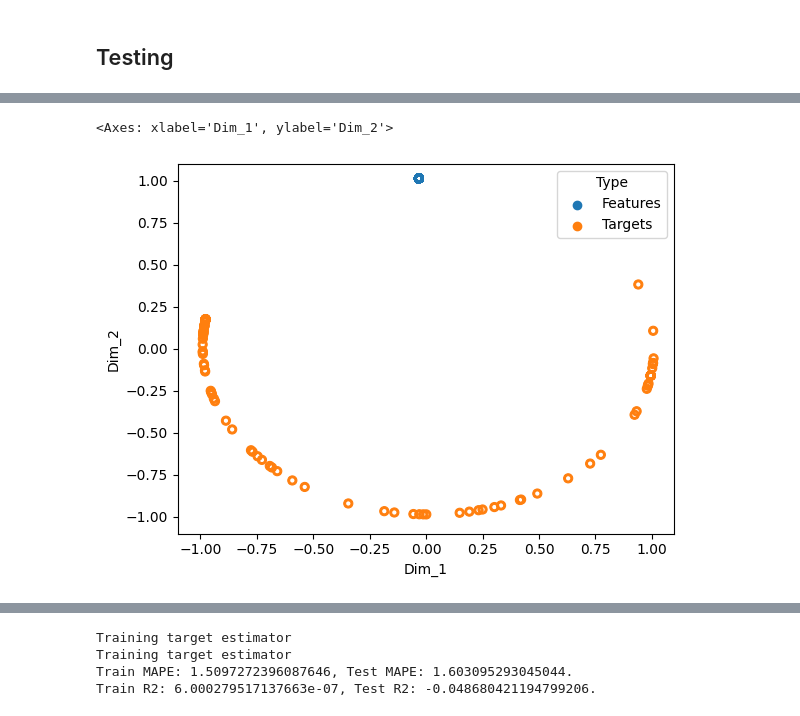
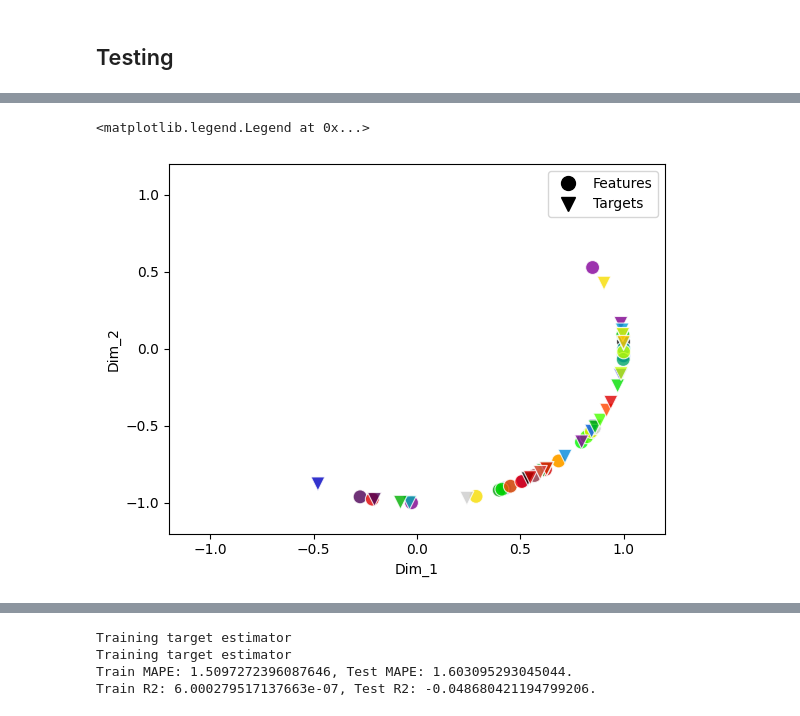
Before and after one commit to victoris93/contrastive-reg, a Jupyter notebook: mlp_cluster.ipynb, the cells around one changed output, grey strips where cells are left out. Drawn from its saved outputs; the diff is of its cells as text; code cells hidden in the pictures.

Commit message:
testing custom loss

```diff
--- a/mlp_cluster.ipynb
+++ b/mlp_cluster.ipynb
@@ -69,6 +105,6 @@ model = MLP(input_dim_feat, input_dim_target, hidden_dim_feat, hidden_dim_target
 # %%
-temperature = 0.02
-base_temperature = 0.02  # too low values return nan loss
+temperature = 10
+base_temperature = 10 # too low values return nan loss
 lr = 0.001 # too low values return nan loss
 kernel = gaussian_kernel
 batch_size = 5 # too low values return nan loss
@@ -146,0 +304,3 @@ train_loader = DataLoader(train_dataset, batch_size=batch_size, shuffle=True)
+# %%
+standardized_test_dataset = standardize_dataset(test_dataset)
+std_test_loader = DataLoader(standardized_test_dataset, batch_size=batch_size, shuffle=False)
@@ -147,7 +310,7 @@ train_loader = DataLoader(train_dataset, batch_size=batch_size, shuffle=True)
 # %%
-model = MLP(input_dim_feat, input_dim_target, hidden_dim_feat_1, hidden_dim_feat_2, hidden_dim_target_1, hidden_dim_target_2, output_dim)
+model = MLP(input_dim_feat, input_dim_target, hidden_dim_feat, hidden_dim_target, output_dim)
 model.load_state_dict(torch.load('best_model_hopkins_cv.pt')["model"])
-criterion = KernelizedSupCon(method='expw', temperature = temperature, base_temperature = base_temperature, kernel=kernel)
+criterion = CustomContrastiveLoss()
 optimizer = optim.Adam(model.parameters(), lr=lr)
 optimizer.load_state_dict(torch.load('best_model_hopkins_cv.pt')["optimizer"])
 # %%
@@ -181,7 +344,7 @@ emb_targets = []
 with torch.no_grad():
     total_loss = 0
     total_samples = 0
-    for batch_num, (features, targets) in enumerate(train_loader):
+    for batch_num, (features, targets) in enumerate(std_test_loader):
         features = features.to(device).float()
         targets = targets.to(device)
 
@@ -216,7 +378,15 @@ embeddings = pd.concat([emb_features, emb_targets])
-# %%
-# time to cry
-# I probably messed up the original loss. Went over it multiple times
-sns.scatterplot(embeddings, x = 'Dim_1', y = 'Dim_2', hue = 'Type', marker="$\circ$", ec="face", s = 100)
-# %% [output]
-<Axes: xlabel='Dim_1', ylabel='Dim_2'>
-[figure, removed]
+# %%
+import matplotlib.lines as mlines
+
+sns.scatterplot(emb_features, x = 'Dim_1', y = 'Dim_2', s = 100, alpha = 0.8, hue = 'sub', palette = 'nipy_spectral', label='Features')
+sns.scatterplot(emb_targets, x = 'Dim_1', marker = 'v', y = 'Dim_2', s = 100, alpha = 0.8, hue = 'sub', palette = 'nipy_spectral', label='Targets')
+plt.xlim(-1.2, 1.2)
+plt.ylim(-1.2, 1.2)
+
+feature_handle = mlines.Line2D([], [], color='black', marker='o', linestyle='None', markersize=10, label='Features')
+target_handle = mlines.Line2D([], [], color='black', marker='v', linestyle='None', markersize=10, label='Targets')
+
+plt.legend(handles=[feature_handle, target_handle])
+# %% [output]
+<matplotlib.legend.Legend at 0x...>
+[figure, added]
```
Also changed, not shown: parts of 21 cells of this notebook, 1 other file.
